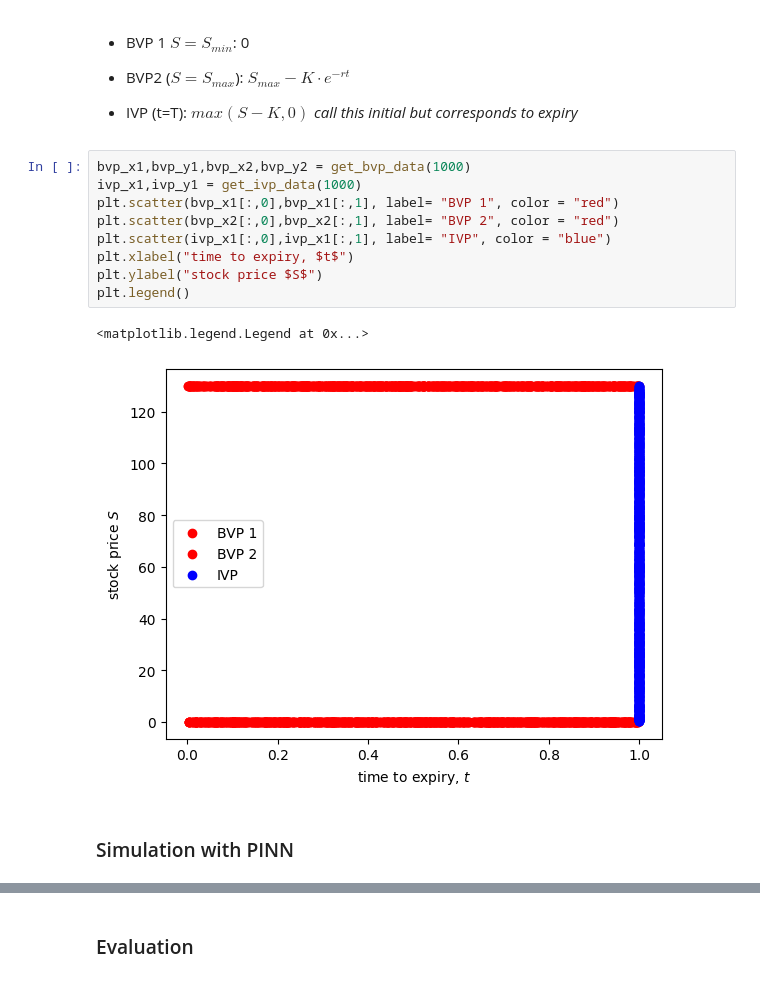
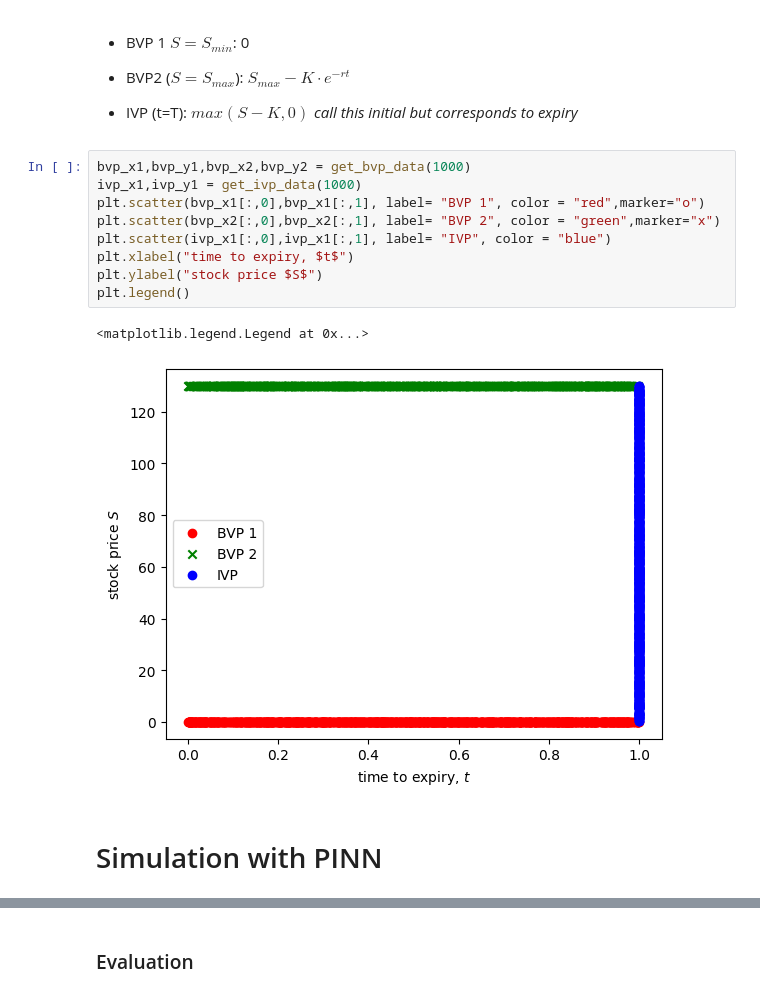
Before and after one commit to ashish1610dhiman/pinn_option_pricing, a Jupyter notebook: european_call_pricing_0_ad.ipynb, the cells around one changed output, grey strips where cells are left out. Saved outputs shown, nothing was run; the diff lists cells and outputs as text.

```diff
--- a/european_call_pricing_0_ad.ipynb
+++ b/european_call_pricing_0_ad.ipynb
@@ -145,17 +148,17 @@ def get_bvp_data(n):
 # %%
 bvp_x1,bvp_y1,bvp_x2,bvp_y2 = get_bvp_data(1000)
 ivp_x1,ivp_y1 = get_ivp_data(1000)
-plt.scatter(bvp_x1[:,0],bvp_x1[:,1], label= "BVP 1", color = "red")
-plt.scatter(bvp_x2[:,0],bvp_x2[:,1], label= "BVP 2", color = "red")
+plt.scatter(bvp_x1[:,0],bvp_x1[:,1], label= "BVP 1", color = "red",marker="o")
+plt.scatter(bvp_x2[:,0],bvp_x2[:,1], label= "BVP 2", color = "green",marker="x")
 plt.scatter(ivp_x1[:,0],ivp_x1[:,1], label= "IVP", color = "blue")
 plt.xlabel("time to expiry, $t$")
 plt.ylabel("stock price $S$")
 plt.legend()
 # %% [output]
 <matplotlib.legend.Legend at 0x...>
-[figure, old version]
+[figure, new version]
 # %% [markdown]
-### Simulation with PINN
+# Simulation with PINN
 # %%
 class european_call(nn.Module):
     "Defines a Phsyics informed network"
```
Also changed, not shown: parts of 17 cells of this notebook.
